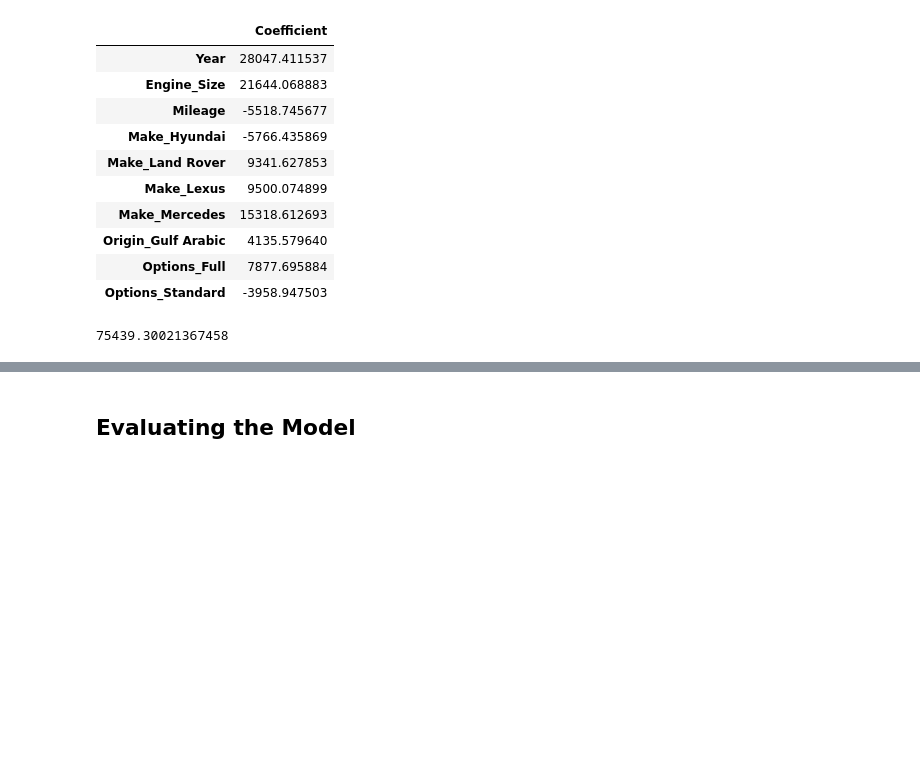
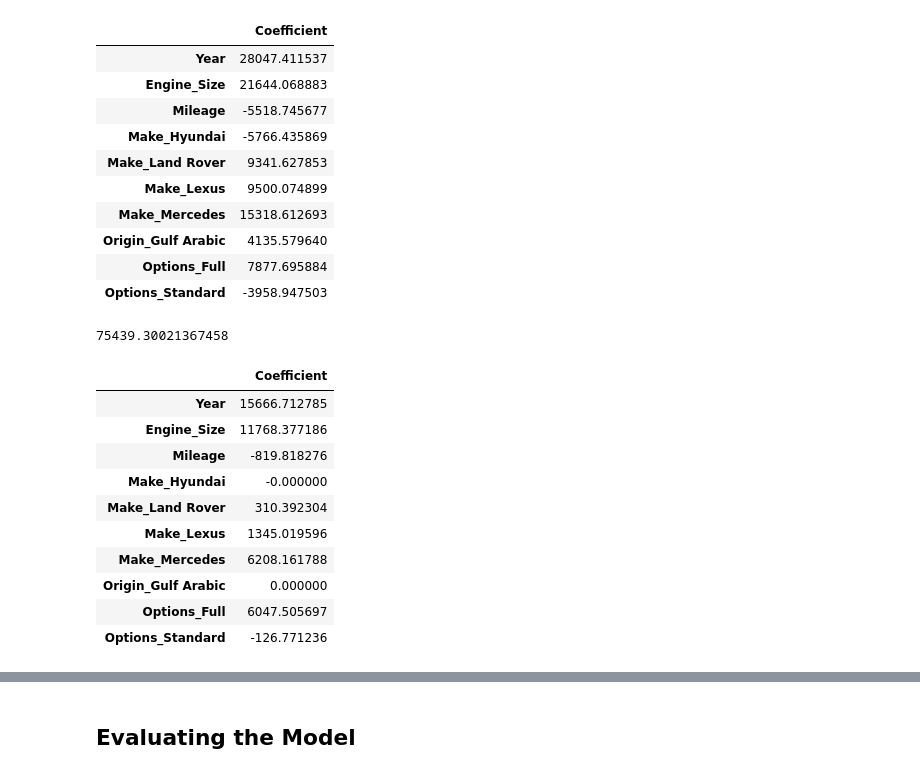
Before and after one commit to Tw-0l/Saudi_Used_Cars_Data_Analysis_and_ML_Project, a Jupyter notebook: ML - Linear_Regression.ipynb, the cells around one changed output, grey strips where cells are left out. Saved outputs shown, nothing was run; the diff lists cells and outputs as text; code cells hidden in the pictures; blank space fills up the shorter version.

```diff
--- a/ML - Linear_Regression.ipynb
+++ b/ML - Linear_Regression.ipynb
@@ -253,7 +257,7 @@ X_test_scaled = scaler.transform(X_test)
 # %%
 model = LinearRegression()
 # %%
-# ridge_model = Ridge(alpha=1.0)  # You can adjust alpha to see different resu
+ridge_model = Ridge()  # You can adjust alpha to see different resu
 # %%
-# lasso_model = Lasso(alpha=0.1)  # You can adjust alpha to see different results
+lasso_model = Lasso()  # You can adjust alpha to see different results
 # %%
@@ -269,4 +283,4 @@ model.fit(X_train_scaled, y_train)
 # %% [output]
 LinearRegression()
 # %%
-# ridge_model.fit(X_train_scaled, y_train)
+ridge_model.fit(X_train_scaled, y_train)
@@ -273,2 +289,2 @@ LinearRegression()
 # %%
-#lasso_model.fit(X_train_scaled, y_train)
+lasso_model.fit(X_train_scaled, y_train)
@@ -312,3 +352,18 @@ coeff_df
 print(model.intercept_)
 # %% [output]
 75439.30021367458
+# %%
+coeff_df = pd.DataFrame(lasso_model.coef_,X.columns,columns=['Coefficient'])
+coeff_df
+# %% [output]
+|  | Coefficient |
+| Year | 15666.712785 |
+| Engine_Size | 11768.377186 |
+| Mileage | -819.818276 |
+| Make_Hyundai | -0.000000 |
+| Make_Land Rover | 310.392304 |
+| Make_Lexus | 1345.019596 |
+| Make_Mercedes | 6208.161788 |
+| Origin_Gulf Arabic | 0.000000 |
+| Options_Full | 6047.505697 |
+| Options_Standard | -126.771236 |
```
Also changed, not shown: parts of 14 cells of this notebook.
